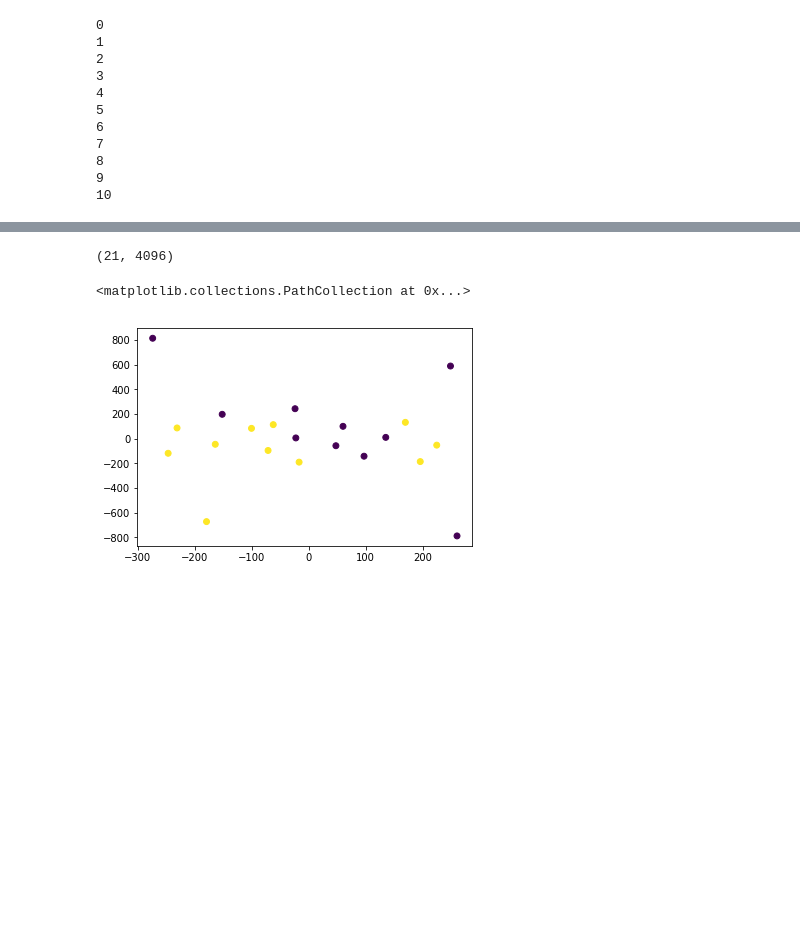
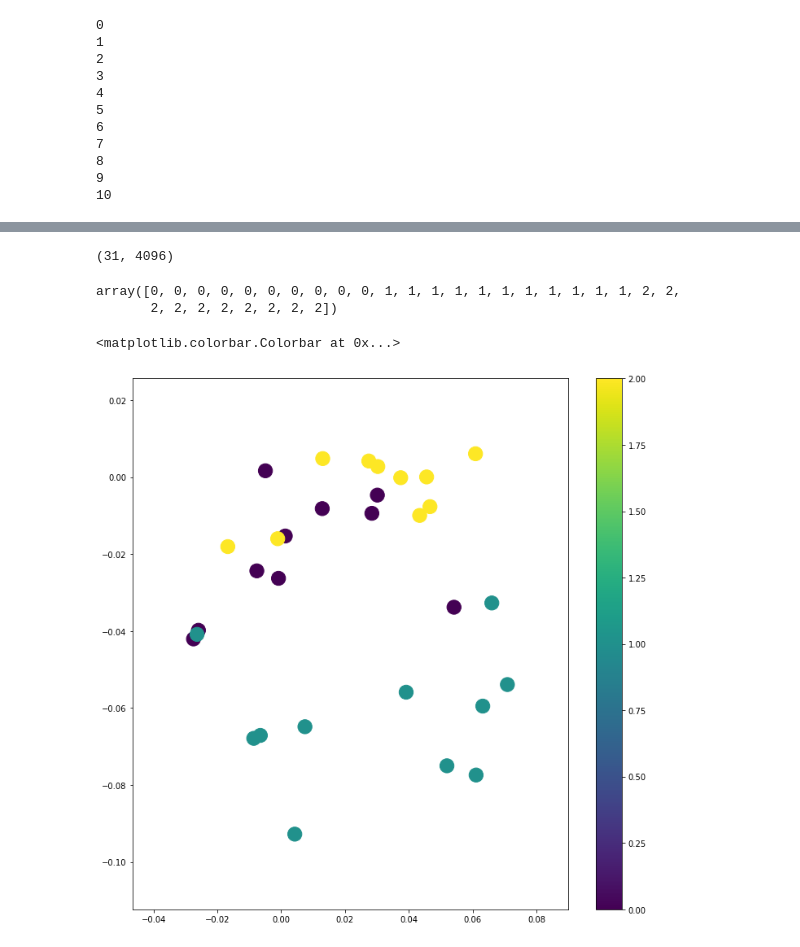
Before and after one commit to emurina/fun_with_sound, a Jupyter notebook: vgg_feat_extaction.ipynb, the cells around one changed output, grey strips where cells are left out. Cells and saved outputs as stored; diff of their text form; code cells hidden in the pictures; blank space fills up the shorter version.

```diff
--- a/vgg_feat_extaction.ipynb
+++ b/vgg_feat_extaction.ipynb
@@ -158,0 +175,16 @@ for i in range(0,len(X)):
+# %%
+X=np.zeros([len(bilder),224,224,3],dtype="uint8")
+for i in range(0,len(bilder)):
+    img=misc.imread(bilder[i])
+    img=img[:,:,0:3]
+    X[i]=img
+# %%
+EMB_3=np.zeros((len(X),4096))
+for i in range(0,len(X)):
+    img_resized = np.expand_dims(X[i], axis=0)
+    img_resized=np.asarray(img_resized,dtype="float64")
+    img_resized = preprocess_input(img_resized)
+    features=model_flaten_layer.predict(img_resized)
+    EMB_3[i]=features
+    #EMB_3[i]=np.matmul(features,W)+b
+    print(i)
@@ -159,7 +207,7 @@ for i in range(0,len(X)):
 # %%
-EMB=np.vstack([EMB_1,EMB_2])
+EMB=np.vstack([EMB_1,EMB_2,EMB_3])
 EMB.shape
 # %% [output]
-(21, 4096)
+(31, 4096)
 # %%
 from sklearn.manifold import TSNE
@@ -167,3 +215,8 @@ model = TSNE(n_components=2, random_state=0)
 tsne = model.fit_transform(EMB)
 # %%
-y=np.append(np.repeat(0,10),np.repeat(1,11))
+y=np.hstack([np.repeat(0,10),np.repeat(1,11),np.repeat(2,10)])
+# %%
+y
+# %% [output]
+array([0, 0, 0, 0, 0, 0, 0, 0, 0, 0, 1, 1, 1, 1, 1, 1, 1, 1, 1, 1, 1, 2, 2,
+       2, 2, 2, 2, 2, 2, 2, 2])
@@ -170,9 +228,11 @@ y=np.append(np.repeat(0,10),np.repeat(1,11))
 # %%
-#plt.figure(figsize=(8,8))
-plt.scatter(x=tsne[:,0],y=tsne[:,1],c=y,s=35)
+plt.figure(figsize=(12,12))
+plt.scatter(x=tsne[:,0],y=tsne[:,1],c=y,s=300)
+plt.colorbar()
+#0 Radiohead 1 Strokes 2 Bob
 # %% [output]
-<matplotlib.collections.PathCollection at 0x...>
+<matplotlib.colorbar.Colorbar at 0x...>
-[figure, old version]
+[figure, new version]
 # %%
 from sklearn import decomposition
 
```
Also changed, not shown: parts of 10 cells of this notebook, 2 other files.
